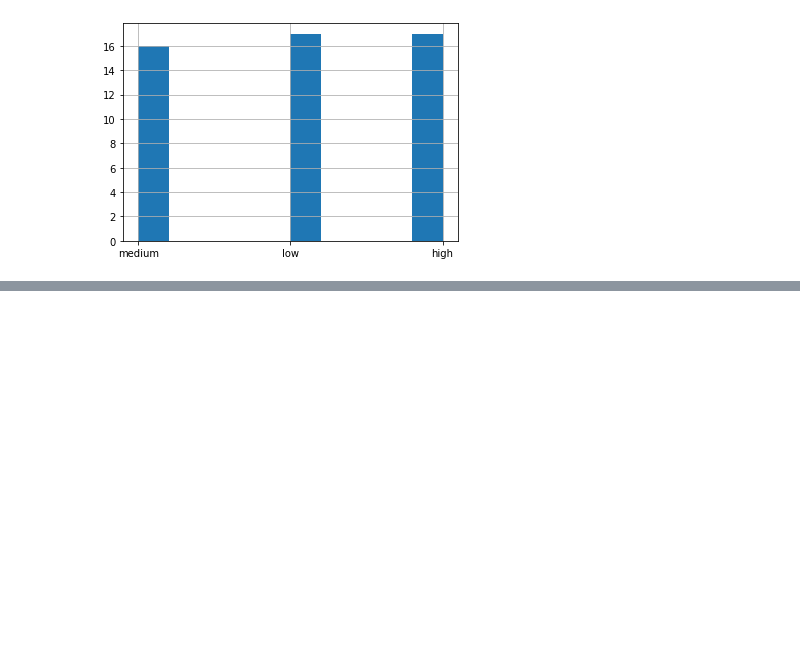
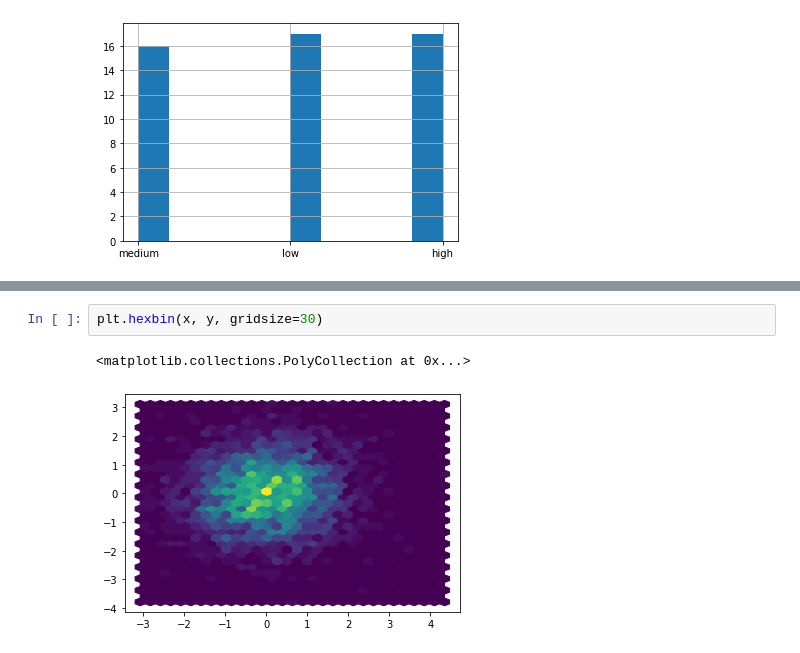
Before and after one commit to JHC90/Basic-DataScience-Skills, a Jupyter notebook: EDA_4_ExploringData_2_FrequencyTableHistogramm.ipynb, the cells around one changed output, grey strips where cells are left out. Saved outputs shown, nothing was run; the diff lists cells and outputs as text; blank space fills up the shorter version.

```diff
--- a/EDA_4_ExploringData_2_FrequencyTableHistogramm.ipynb
+++ b/EDA_4_ExploringData_2_FrequencyTableHistogramm.ipynb
@@ -75,0 +96,5 @@ stateData['StateBinning'].hist() # Anzahl der staaten je nach ausprägung || aus
+# %%
+plt.hexbin(x, y, gridsize=30)
+# %% [output]
+<matplotlib.collections.PolyCollection at 0x...>
+[figure, added]
```
Also changed, not shown: parts of 5 cells of this notebook, 12 other files.
